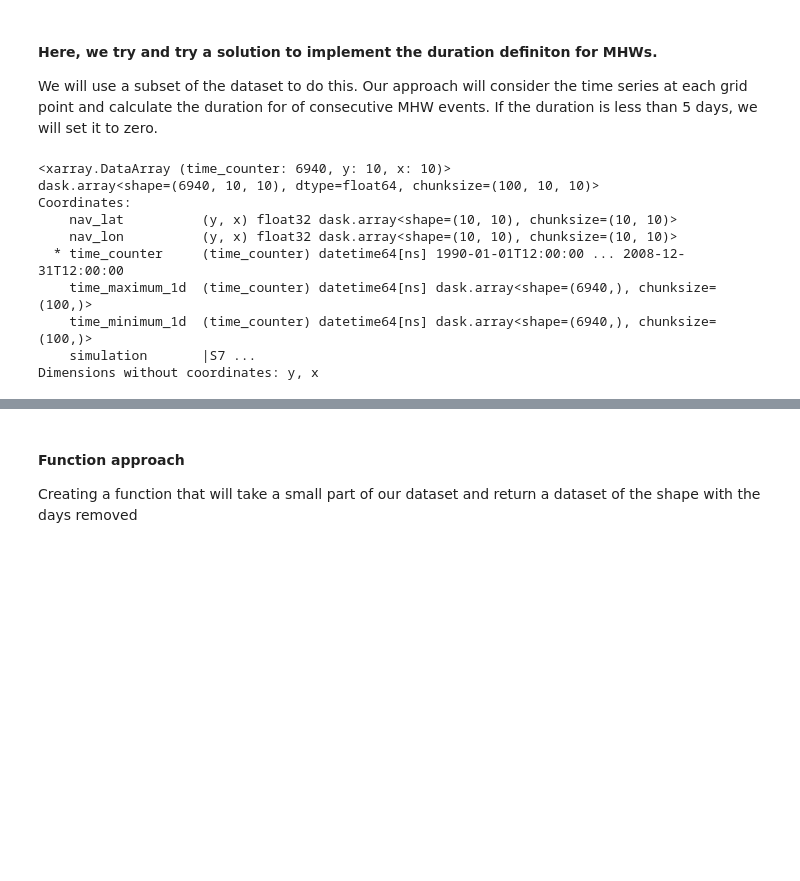
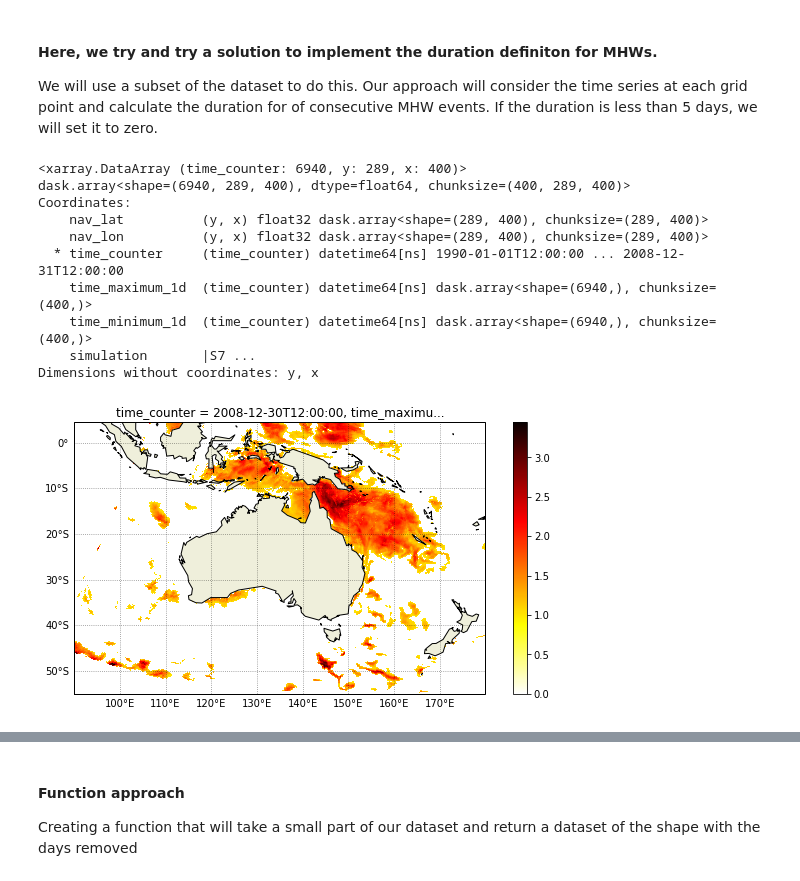
Before and after one commit to ritwik1111/MHW, a Jupyter notebook: Projects/sstPlots/MHW_Detection.ipynb, the cells around one changed output, grey strips where cells are left out. Drawn from its saved outputs; the diff is of its cells as text; code cells hidden in the pictures; blank space fills up the shorter version.

```diff
--- a/Projects/sstPlots/MHW_Detection.ipynb
+++ b/Projects/sstPlots/MHW_Detection.ipynb
@@ -176,25 +179,27 @@ We will use a subset of the dataset to do this. Our approach will consider the t
 # %%
 localDir = "/g/data1a/e14/rm6294/NOWMHW/"
 mhws = xr.open_dataarray(localDir + 'severityMHWNOW_futRun.nc')
-chunk_size = 100
+chunk_size = 400
 mhws = mhws.chunk({'time_counter' : chunk_size})
 # Creating subset
-mhwSub = mhws.isel(x = slice(240,250),y = slice(90,100))
+mhwSub = mhws.isel(x = slice(0,400))#,y = slice(0,200))
 # %%
 mhwSub
 # %% [output]
-<xarray.DataArray (time_counter: 6940, y: 10, x: 10)>
-dask.array<shape=(6940, 10, 10), dtype=float64, chunksize=(100, 10, 10)>
+<xarray.DataArray (time_counter: 6940, y: 289, x: 400)>
+dask.array<shape=(6940, 289, 400), dtype=float64, chunksize=(400, 289, 400)>
 Coordinates:
-    nav_lat          (y, x) float32 dask.array<shape=(10, 10), chunksize=(10, 10)>
-    nav_lon          (y, x) float32 dask.array<shape=(10, 10), chunksize=(10, 10)>
+    nav_lat          (y, x) float32 dask.array<shape=(289, 400), chunksize=(289, 400)>
+    nav_lon          (y, x) float32 dask.array<shape=(289, 400), chunksize=(289, 400)>
   * time_counter     (time_counter) datetime64[ns] 1990-01-01T12:00:00 ... 2008-12-31T12:00:00
-    time_maximum_1d  (time_counter) datetime64[ns] dask.array<shape=(6940,), chunksize=(100,)>
-    time_minimum_1d  (time_counter) datetime64[ns] dask.array<shape=(6940,), chunksize=(100,)>
+    time_maximum_1d  (time_counter) datetime64[ns] dask.array<shape=(6940,), chunksize=(400,)>
+    time_minimum_1d  (time_counter) datetime64[ns] dask.array<shape=(6940,), chunksize=(400,)>
     simulation       |S7 ...
 Dimensions without coordinates: y, x
 # %%
 # Plot shows approximately what area we are considering.
 ax = plt.subplot(111, projection=ccrs.PlateCarree(central_longitude=0))
 now.plot.add_map(lon_min = 90, lon_max = 180, lat_min = -55,ax = ax, lat_max = 4.5)
-mhwSub.isel(time_counter = 1).plot(x = 'nav_lon', y = 'nav_lat', cmap = 'hot_r', ax = ax);
+mhwSub.isel(time_counter = -2).plot(x = 'nav_lon', y = 'nav_lat', cmap = 'hot_r', ax = ax);
+# %% [output]
+[figure, added]
```
Also changed, not shown: parts of 39 cells of this notebook, 1 other file.
